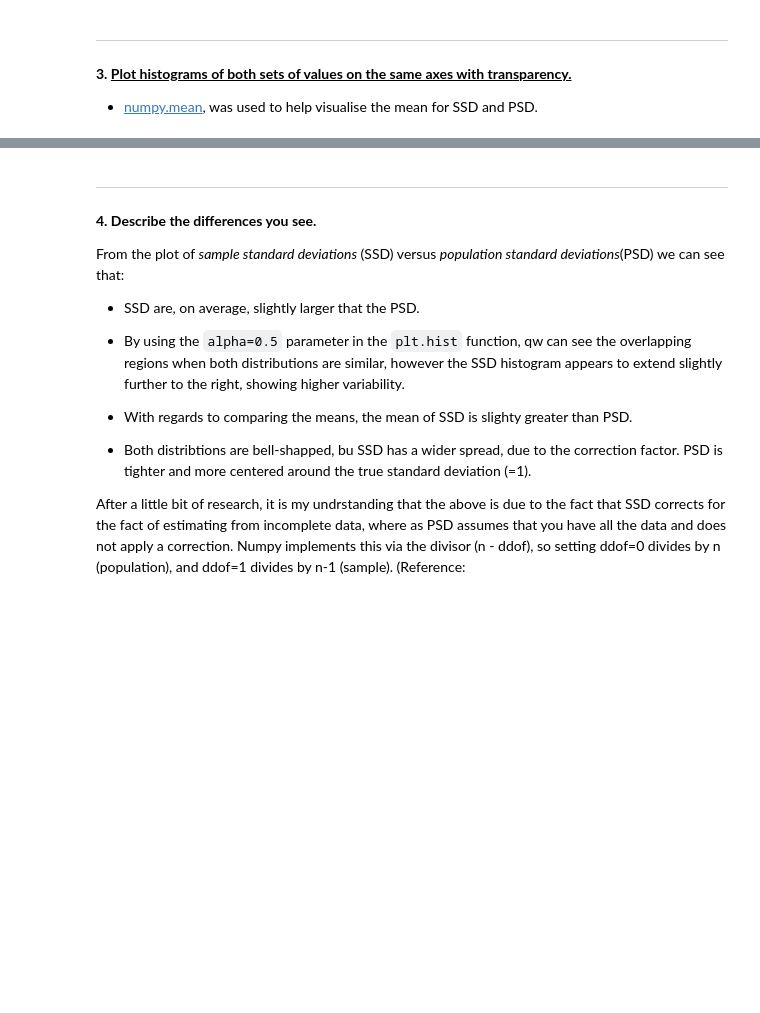
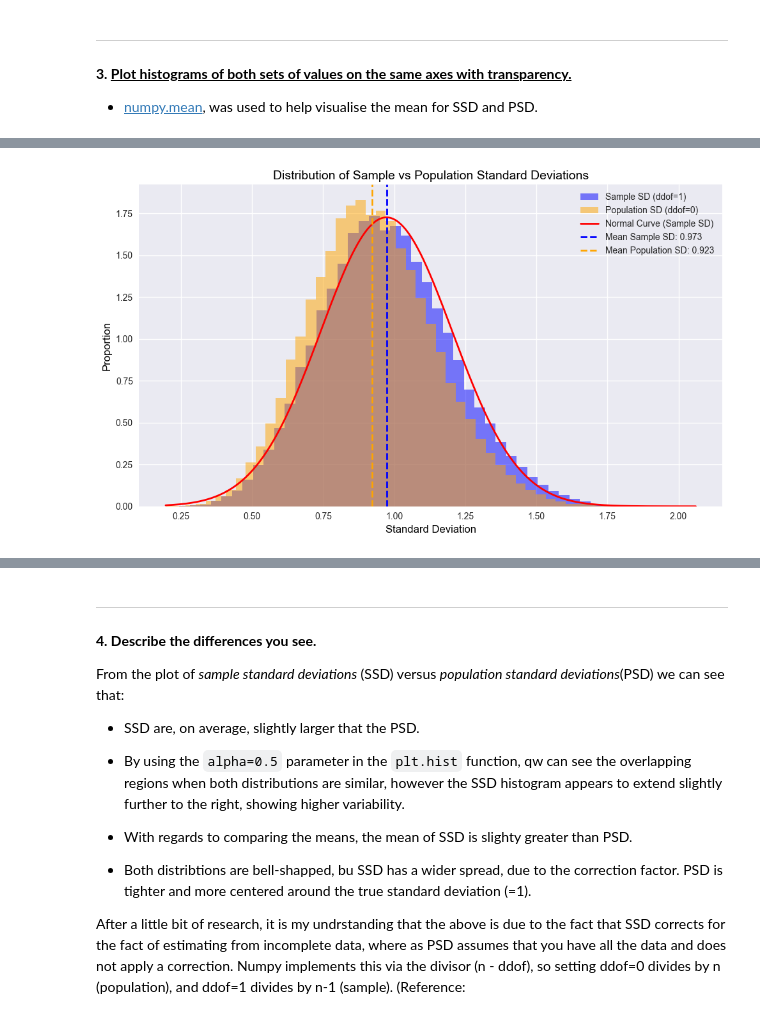
Before and after one commit to Laura6826/applied-statistics-8651, a Jupyter notebook: problems.ipynb, the cells around one changed output, grey strips where cells are left out. Cells and saved outputs as stored; diff of their text form; code cells hidden in the pictures; blank space fills up the shorter version.

Commit message:
P2 Adding a bell curve.

```diff
--- a/problems.ipynb
+++ b/problems.ipynb
@@ -516,3 +516,50 @@ plt.show()
+# %%
+import numpy as np
+import matplotlib.pyplot as plt
+from scipy.stats import norm
+
+# Calculate means and standard deviations
+mean_sample = np.mean(sample_sd)
+std_sample = np.std(sample_sd, ddof=1)
+
+mean_population = np.mean(population_sd)
+std_population = np.std(population_sd, ddof=0)
+
+# Set style
+plt.style.use('seaborn-v0_8')
+
+# Create figure
+plt.figure(figsize=(10, 6))
+
+# Plot normalized histograms (proportions)
+plt.hist(sample_sd, bins=50, alpha=0.5, label='Sample SD (ddof=1)', color='blue', density=True)
+plt.hist(population_sd, bins=50, alpha=0.5, label='Population SD (ddof=0)', color='orange', density=True)
+
+# Generate x values for normal curve
+x = np.linspace(min(min(sample_sd), min(population_sd)), max(max(sample_sd), max(population_sd)), 1000)
+
+# Compute normal curve based on sample SD distribution
+y = norm.pdf(x, loc=mean_sample, scale=std_sample)
+
+# Plot the red normal curve
+plt.plot(x, y, 'r-', linewidth=2, label='Normal Curve (Sample SD)')
+
+# Add mean lines
+plt.axvline(mean_sample, color='blue', linestyle='dashed', linewidth=2, label=f'Mean Sample SD: {mean_sample:.3f}')
+plt.axvline(mean_population, color='orange', linestyle='dashed', linewidth=2, label=f'Mean Population SD: {mean_population:.3f}')
+
+# Add title and labels
+plt.title('Distribution of Sample vs Population Standard Deviations', fontsize=14, color='black')
+plt.xlabel('Standard Deviation', fontsize=12, color='black')
+plt.ylabel('Proportion', fontsize=12, color='black')
+
+# Add legend and grid
+plt.legend()
+plt.grid(True)
+plt.tight_layout()
+plt.show()
+# %% [output]
+[figure, added]
 # %%
 #  To get a better look at the data, I created a DataFrame, and display descriptive statistics
 df = pd.DataFrame({
```
Also changed, not shown: parts of 10 cells of this notebook.
